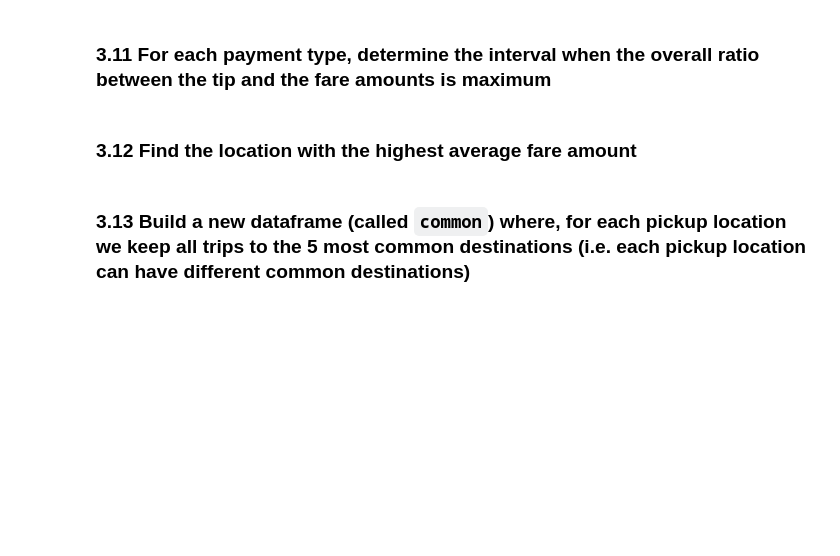
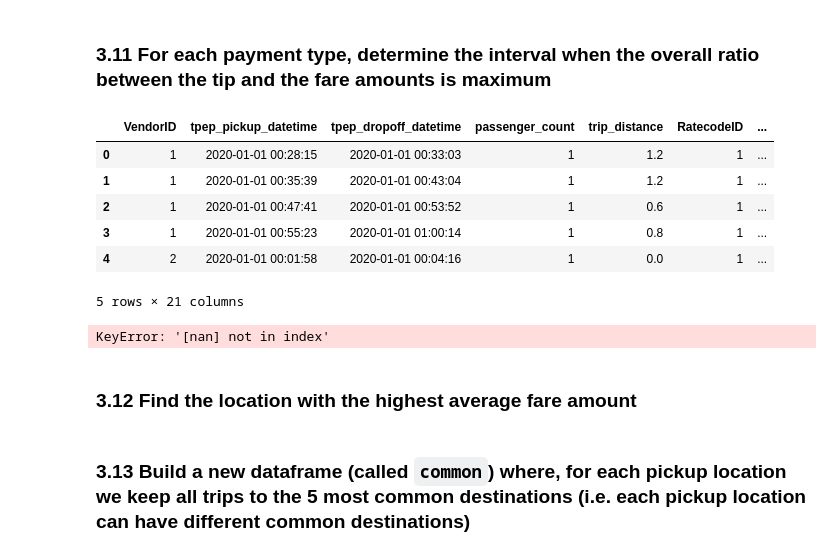
Before and after one commit to snava38/foc-project-nava-perani, a Jupyter notebook: notebooks/foc-project-notebook_v0.ipynb, the cells around one changed output. Cells and saved outputs as stored; diff of their text form; code cells hidden in the pictures; blank space fills up the shorter version.

```diff
--- a/notebooks/foc-project-notebook.ipynb
+++ b/notebooks/foc-project-notebook_v0.ipynb
@@ -312,5 +378,22 @@ dataset.PULocationID.value_counts().reset_index(name='trip_count')
 # %% [markdown]
 ### 3.11 For each payment type, determine the interval when the overall ratio between the tip and the fare amounts is maximum
+# %%
+dataset['ratio_tip_fare_amounts'] = dataset['tip_amount'] / dataset['fare_amount']
+dataset.head()
+# %% [output]
+|  | VendorID | tpep_pickup_datetime | tpep_dropoff_datetime | passenger_count | trip_distance | RatecodeID | ... |
+| 0 | 1 | 2020-01-01 00:28:15 | 2020-01-01 00:33:03 | 1 | 1.2 | 1 | ... |
+| 1 | 1 | 2020-01-01 00:35:39 | 2020-01-01 00:43:04 | 1 | 1.2 | 1 | ... |
+| 2 | 1 | 2020-01-01 00:47:41 | 2020-01-01 00:53:52 | 1 | 0.6 | 1 | ... |
+| 3 | 1 | 2020-01-01 00:55:23 | 2020-01-01 01:00:14 | 1 | 0.8 | 1 | ... |
+| 4 | 2 | 2020-01-01 00:01:58 | 2020-01-01 00:04:16 | 1 | 0.0 | 1 | ... |
+5 rows × 21 columns
+# %%
+# Now, group by payment_type and pickup_time_interval, and for each payment type get the interval where the ratio is maximum
+x = dataset[['payment_type', 'pickup_time_interval', 'ratio_tip_fare_amounts']]
+x.loc[x.groupby('payment_type')['ratio_tip_fare_amounts'].idxmax()]
+# %% [output]
+KeyError: '[nan] not in index'
 # %% [markdown]
 ### 3.12 Find the location with the highest average fare amount
 # %% [markdown]
```
Also changed, not shown: parts of 10 cells of this notebook, 1 other file.
